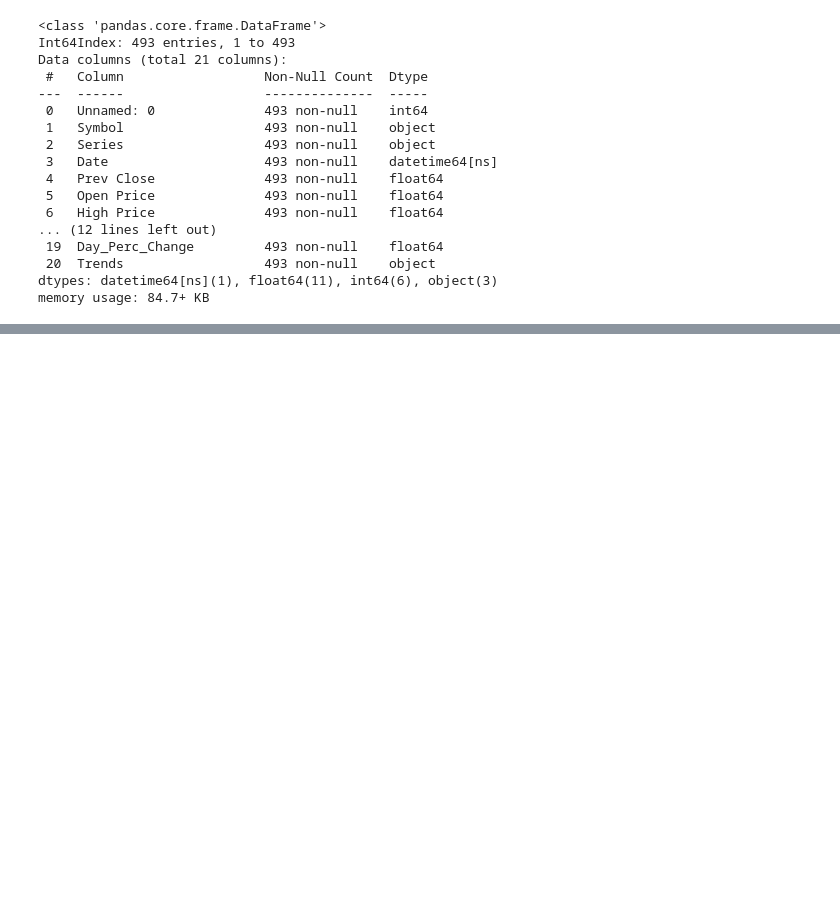
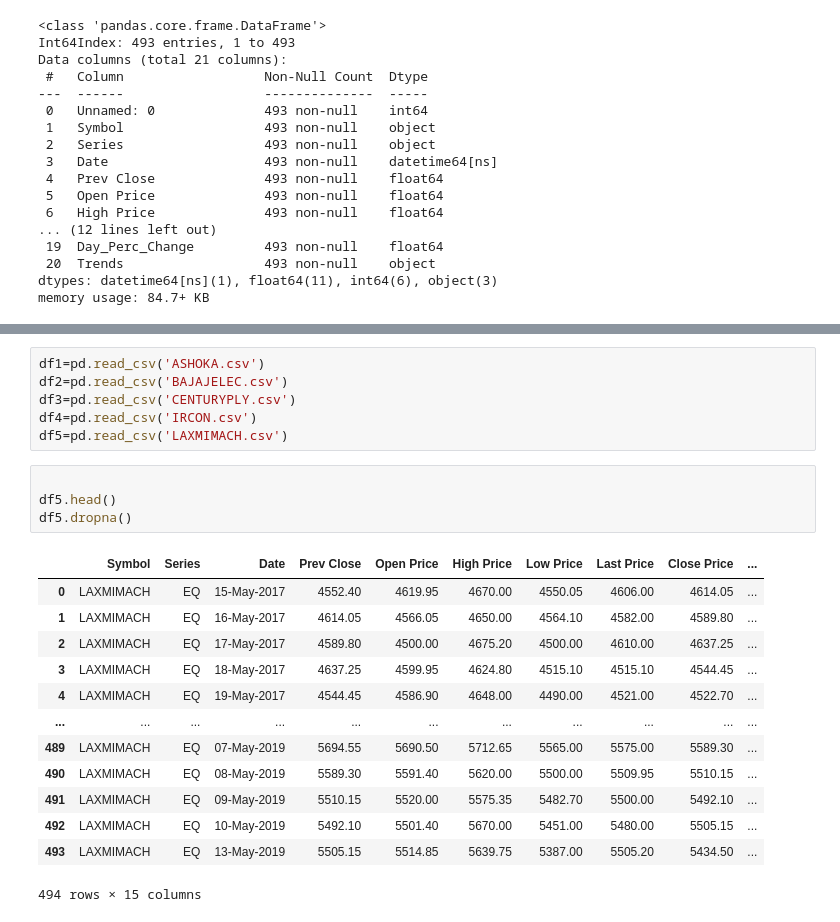
Before and after one commit to aravindh698/rep2, a Jupyter notebook: weekim.ipynb, the cells around one changed output, grey strips where cells are left out. Drawn from its saved outputs; the diff is of its cells as text; blank space fills up the shorter version.

```diff
--- a/weekim.ipynb
+++ b/weekim.ipynb
@@ -102,0 +103,24 @@ array([<matplotlib.axes._subplots.AxesSubplot object at 0x...>],
+# %%
+df1=pd.read_csv('ASHOKA.csv')
+df2=pd.read_csv('BAJAJELEC.csv')
+df3=pd.read_csv('CENTURYPLY.csv')
+df4=pd.read_csv('IRCON.csv')
+df5=pd.read_csv('LAXMIMACH.csv')
+# %%
+
+df5.head()
+df5.dropna()
+# %% [output]
+|  | Symbol | Series | Date | Prev Close | Open Price | High Price | Low Price | Last Price | Close Price | ... |
+| 0 | LAXMIMACH | EQ | 15-May-2017 | 4552.40 | 4619.95 | 4670.00 | 4550.05 | 4606.00 | 4614.05 | ... |
+| 1 | LAXMIMACH | EQ | 16-May-2017 | 4614.05 | 4566.05 | 4650.00 | 4564.10 | 4582.00 | 4589.80 | ... |
+| 2 | LAXMIMACH | EQ | 17-May-2017 | 4589.80 | 4500.00 | 4675.20 | 4500.00 | 4610.00 | 4637.25 | ... |
+| 3 | LAXMIMACH | EQ | 18-May-2017 | 4637.25 | 4599.95 | 4624.80 | 4515.10 | 4515.10 | 4544.45 | ... |
+| 4 | LAXMIMACH | EQ | 19-May-2017 | 4544.45 | 4586.90 | 4648.00 | 4490.00 | 4521.00 | 4522.70 | ... |
+| ... | ... | ... | ... | ... | ... | ... | ... | ... | ... | ... |
+| 489 | LAXMIMACH | EQ | 07-May-2019 | 5694.55 | 5690.50 | 5712.65 | 5565.00 | 5575.00 | 5589.30 | ... |
+| 490 | LAXMIMACH | EQ | 08-May-2019 | 5589.30 | 5591.40 | 5620.00 | 5500.00 | 5509.95 | 5510.15 | ... |
+| 491 | LAXMIMACH | EQ | 09-May-2019 | 5510.15 | 5520.00 | 5575.35 | 5482.70 | 5500.00 | 5492.10 | ... |
+| 492 | LAXMIMACH | EQ | 10-May-2019 | 5492.10 | 5501.40 | 5670.00 | 5451.00 | 5480.00 | 5505.15 | ... |
+| 493 | LAXMIMACH | EQ | 13-May-2019 | 5505.15 | 5514.85 | 5639.75 | 5387.00 | 5505.20 | 5434.50 | ... |
+494 rows × 15 columns
```
Also changed, not shown: parts of 17 cells of this notebook.
